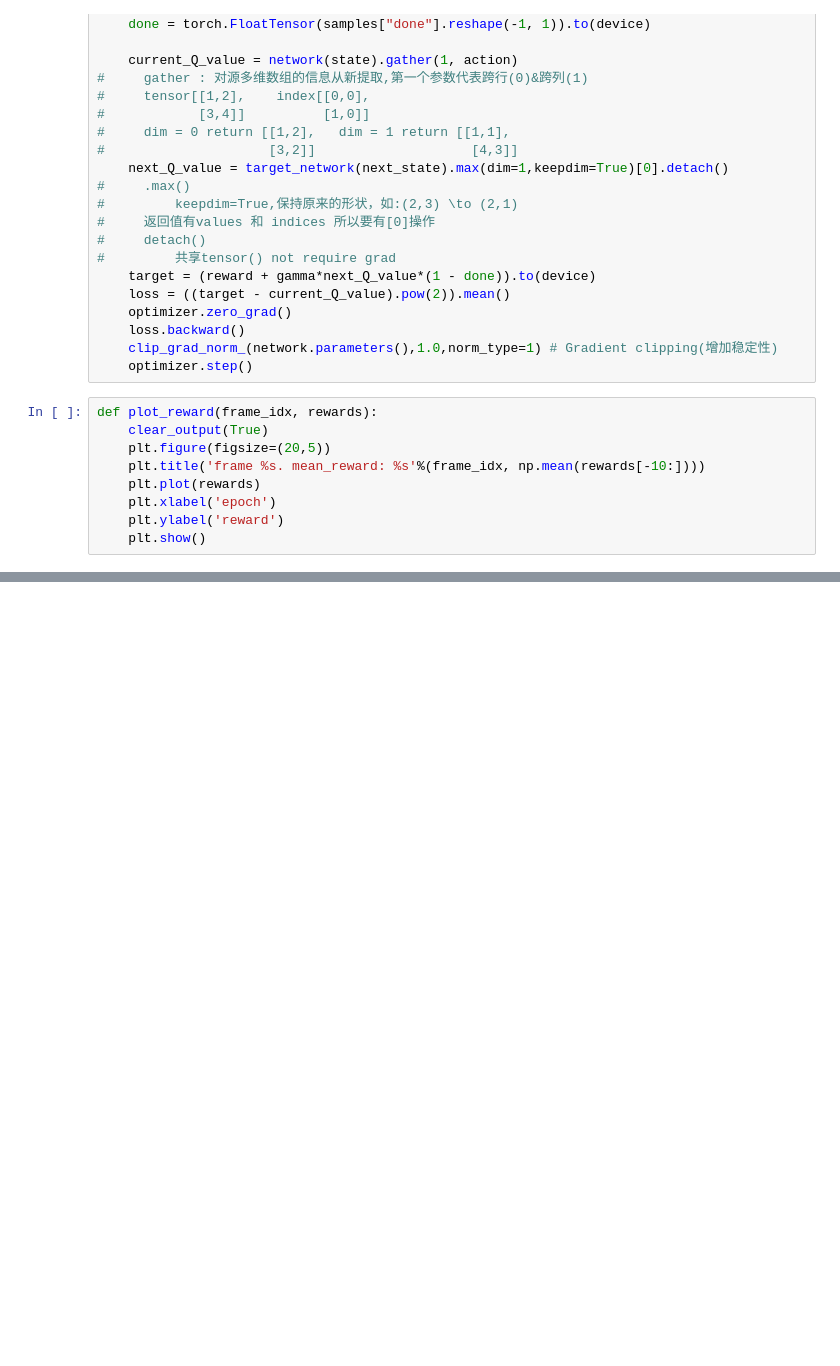
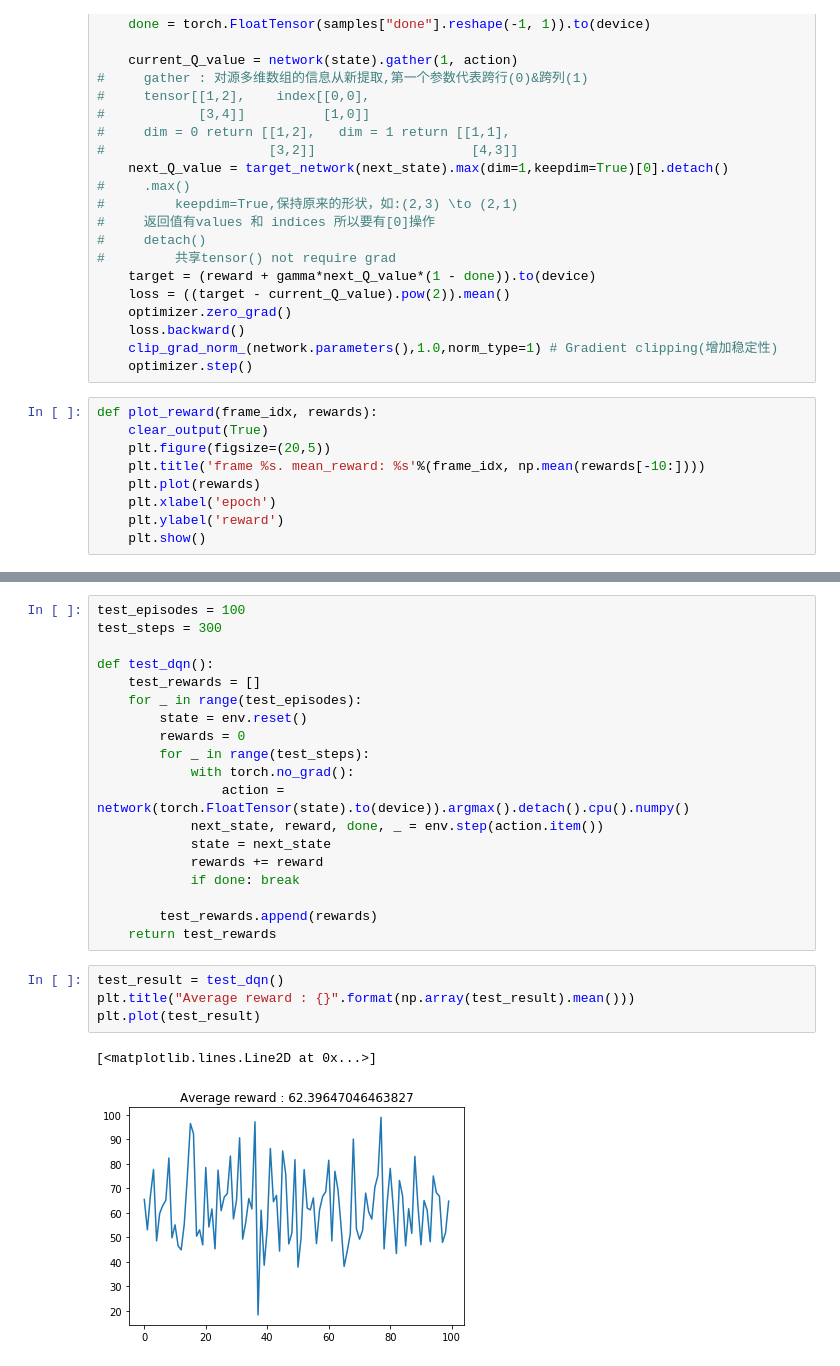
Before and after one commit to sunnyswag/RL_notes_and_codes, a Jupyter notebook: algorithm_implement/DQN.ipynb, the cells around one changed output, grey strips where cells are left out. Cells and saved outputs as stored; diff of their text form; blank space fills up the shorter version.

```diff
--- a/algorithm_implement/DQN.ipynb
+++ b/algorithm_implement/DQN.ipynb
@@ -164,0 +170,26 @@ for episode in range(600):
+# %%
+test_episodes = 100
+test_steps = 300
+
+def test_dqn():
+    test_rewards = []
+    for _ in range(test_episodes):
+        state = env.reset()
+        rewards = 0
+        for _ in range(test_steps):
+            with torch.no_grad():
+                action = network(torch.FloatTensor(state).to(device)).argmax().detach().cpu().numpy()
+            next_state, reward, done, _ = env.step(action.item())
+            state = next_state
+            rewards += reward
+            if done: break
+
+        test_rewards.append(rewards)
+    return test_rewards
+# %%
+test_result = test_dqn()
+plt.title("Average reward : {}".format(np.array(test_result).mean()))
+plt.plot(test_result)
+# %% [output]
+[<matplotlib.lines.Line2D at 0x...>]
+[figure, added]
```
Also changed, not shown: parts of 3 cells of this notebook, 11 other files.
